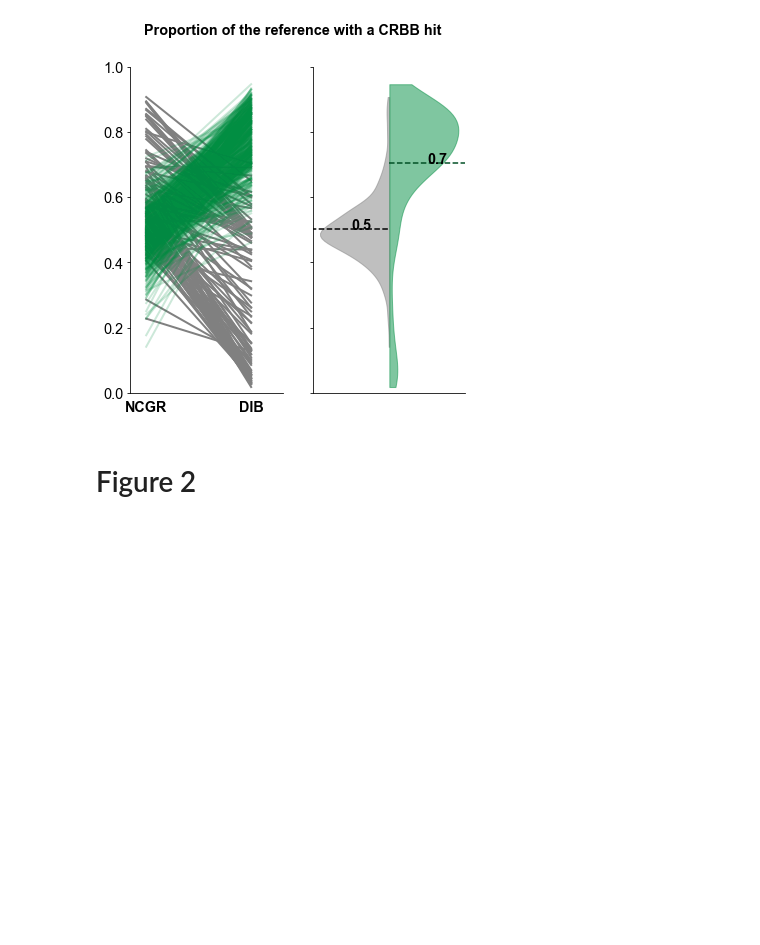
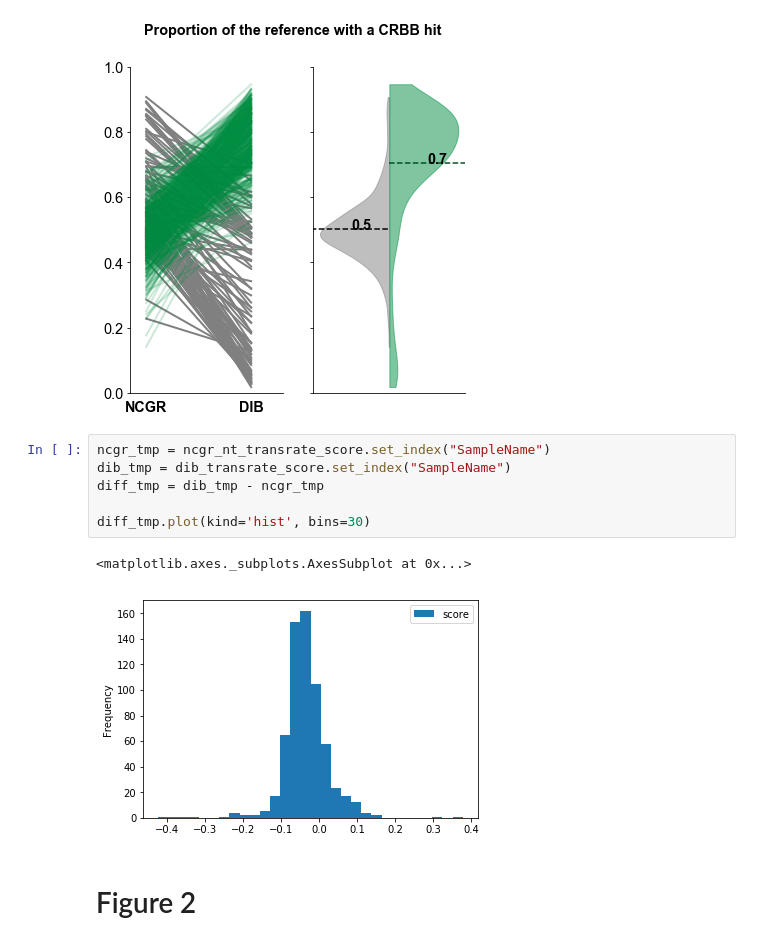
Before and after one commit to johnsolk/MMETSP, a Jupyter notebook: notebooks/GigaScience_Figures_all_evaluation_matrix.ipynb, the cells around one changed output. Cells and saved outputs as stored; diff of their text form; blank space fills up the shorter version.

```diff
--- a/notebooks/GigaScience_Figures_all_evaluation_matrix.ipynb
+++ b/notebooks/GigaScience_Figures_all_evaluation_matrix.ipynb
@@ -206,6 +206,15 @@ fig.savefig('../paper/CRB-blast.pdf',bbox_inches="tight")
 fig.savefig('../paper/CRB-blast.png',bbox_inches="tight")
 # %% [output]
 [figure]
+# %%
+ncgr_tmp = ncgr_nt_transrate_score.set_index("SampleName")
+dib_tmp = dib_transrate_score.set_index("SampleName")
+diff_tmp = dib_tmp - ncgr_tmp
+
+diff_tmp.plot(kind='hist', bins=30)
+# %% [output]
+<matplotlib.axes._subplots.AxesSubplot at 0x...>
+[figure, added]
 # %% [markdown]
 # Figure 2
 # %%
```
Also changed, not shown: parts of 2 cells of this notebook, 20 other files.
